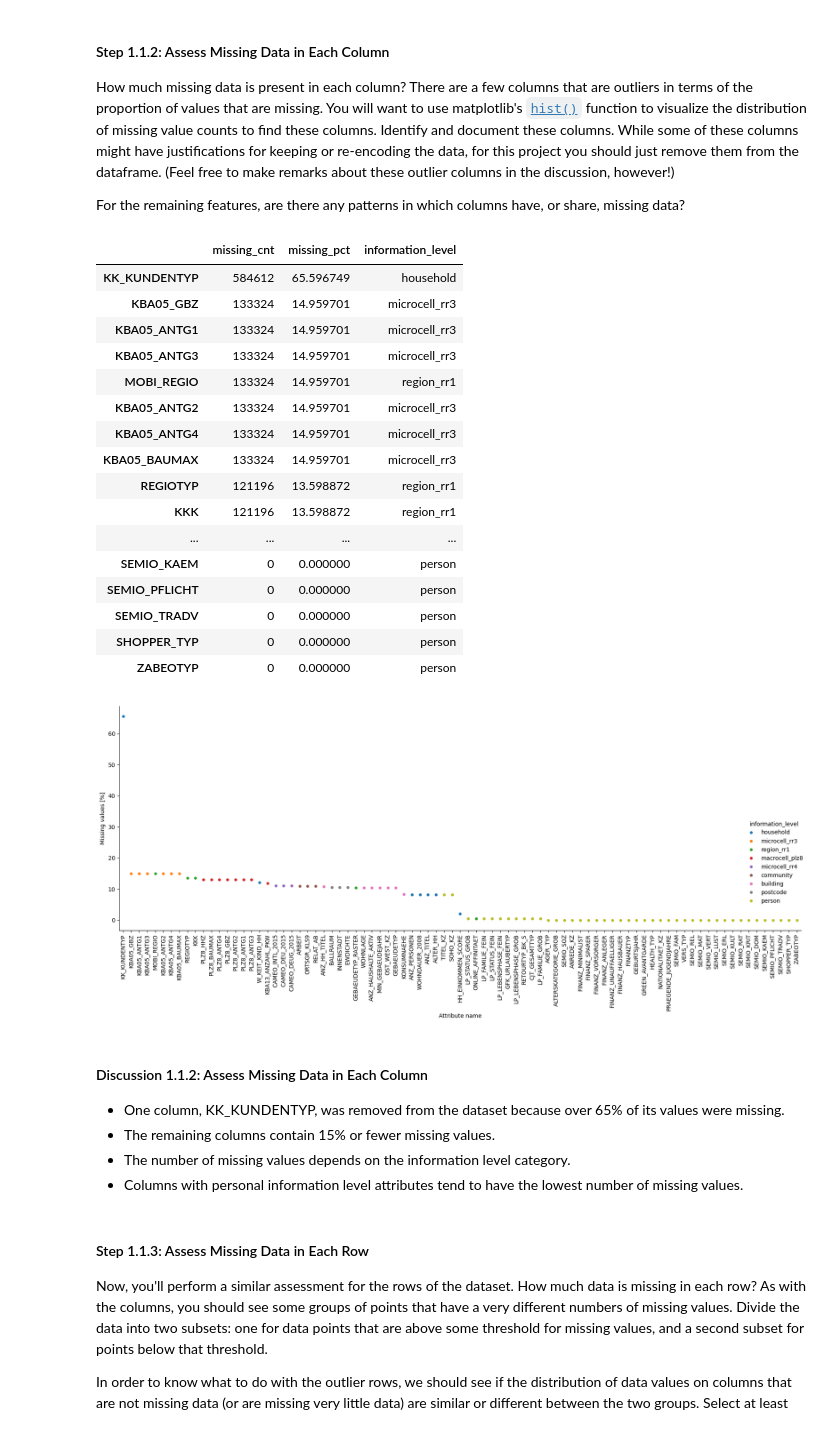
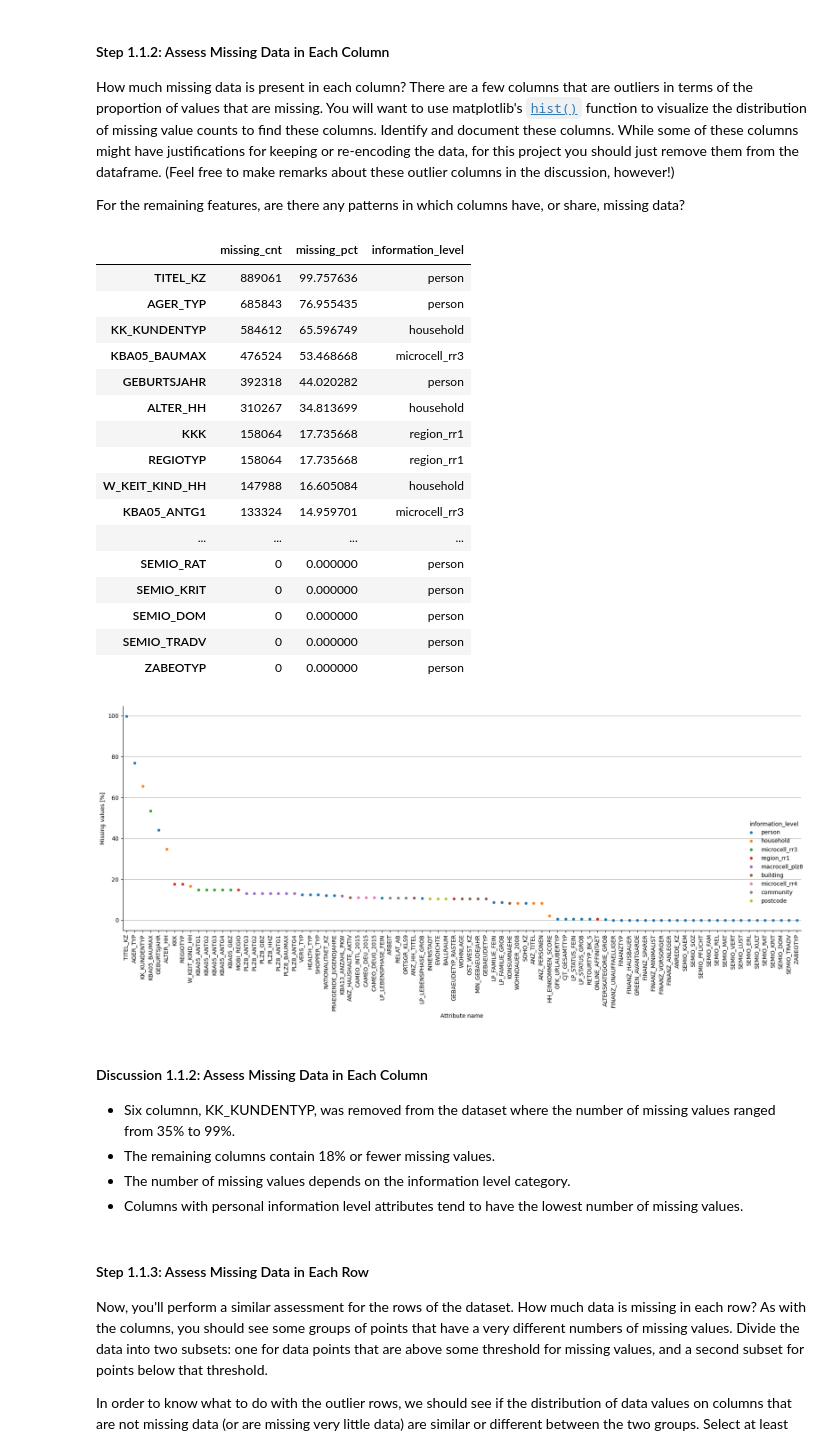
Before and after one commit to Diodak92/Intro-to-Machine-Learning-with-Pytorch, a Jupyter notebook: Identify_Customer_Segments/Identify_Customer_Segments.ipynb, the cells around one changed output. Saved outputs shown, nothing was run; the diff lists cells and outputs as text; code cells hidden in the pictures.

```diff
--- a/Identify_Customer_Segments/Identify_Customer_Segments.ipynb
+++ b/Identify_Customer_Segments/Identify_Customer_Segments.ipynb
@@ -42,9 +45,8 @@ Once the dataset is loaded, it's recommended that you take a little bit of time
 # %%
 # Load in the general demographics data.
 dem_general_df = pd.read_csv('Udacity_AZDIAS_Subset.csv', sep=';')
-ud_customers_df = pd.read_csv('Udacity_CUSTOMERS_Subset.csv', sep=';')
 # Load in the feature summary file.
-dem_features_df = pd.read_csv('AZDIAS_Feature_Summary.csv', sep=';', index_col='attribute')
+features_df = pd.read_csv('AZDIAS_Feature_Summary.csv', sep=';', index_col='attribute')
 # %%
 # Check the structure of the data after it's loaded (e.g. print the number of
 # rows and columns, print the first few rows).
@@ -154,0 +97,37 @@ Column name: RELAT_AB, mapping: ['-1', '9'] -> NaN
+# %%
+def map_missing_values_to_nan(dem_general_df: pd.DataFrame,
+                              features_df: pd.DataFrame) -> pd.DataFrame:
+    """
+    Replace coded missing/unknown values with NaN using metadata.
+    """
+    df = dem_general_df.copy()
+
+    for col, raw in features_df["missing_or_unknown"].items():
+        if col not in df.columns:
+            continue
+        if pd.isna(raw) or raw in ("", "[]"):
+            continue
+
+         # "[-1, 0, 9]" -> ["-1", "0", "9"]
+        missin_codes = str(raw).strip("[]").split(",")
+        # Convert coded to numbers if possible
+        codes = []
+        for code in missin_codes:
+            code = code.strip()
+            if not code:
+                continue
+            try:
+                codes.append(int(code))
+            except ValueError:
+                try:
+                    codes.append(float(code))
+                except ValueError:
+                    codes.append(code)
+
+        df[col] = df[col].replace(codes, np.nan)
+
+    return df
+
+
+dem_general_df = map_missing_values_to_nan(dem_general_df, features_df)
+dem_general_df.head()
@@ -161,29 +147,29 @@ For the remaining features, are there any patterns in which columns have, or sha
 # %%
 # Perform an assessment of how much missing data there is in each column of the
 # dataset.
 missing_col_vals_df = pd.DataFrame(dem_general_df.isna().sum())
 missing_col_vals_df.rename(columns = {0 : 'missing_cnt'}, inplace=True)
 missing_col_vals_df['missing_pct'] = (missing_col_vals_df['missing_cnt']/len(dem_general_df))*100
 missing_col_vals_df.sort_values(by=['missing_pct'], ascending = False, inplace=True)
-missing_col_vals_df = missing_col_vals_df.join(dem_features_df[['information_level']])
+missing_col_vals_df = missing_col_vals_df.join(features_df[['information_level']])
 missing_col_vals_df
 # %% [output]
 |  | missing_cnt | missing_pct | information_level |
+| TITEL_KZ | 889061 | 99.757636 | person |
+| AGER_TYP | 685843 | 76.955435 | person |
 | KK_KUNDENTYP | 584612 | 65.596749 | household |
-| KBA05_GBZ | 133324 | 14.959701 | microcell_rr3 |
+| KBA05_BAUMAX | 476524 | 53.468668 | microcell_rr3 |
+| GEBURTSJAHR | 392318 | 44.020282 | person |
+| ALTER_HH | 310267 | 34.813699 | household |
+| KKK | 158064 | 17.735668 | region_rr1 |
+| REGIOTYP | 158064 | 17.735668 | region_rr1 |
+| W_KEIT_KIND_HH | 147988 | 16.605084 | household |
 | KBA05_ANTG1 | 133324 | 14.959701 | microcell_rr3 |
-| KBA05_ANTG3 | 133324 | 14.959701 | microcell_rr3 |
-| MOBI_REGIO | 133324 | 14.959701 | region_rr1 |
-| KBA05_ANTG2 | 133324 | 14.959701 | microcell_rr3 |
-| KBA05_ANTG4 | 133324 | 14.959701 | microcell_rr3 |
-| KBA05_BAUMAX | 133324 | 14.959701 | microcell_rr3 |
-| REGIOTYP | 121196 | 13.598872 | region_rr1 |
-| KKK | 121196 | 13.598872 | region_rr1 |
 | ... | ... | ... | ... |
-| SEMIO_KAEM | 0 | 0.000000 | person |
-| SEMIO_PFLICHT | 0 | 0.000000 | person |
+| SEMIO_RAT | 0 | 0.000000 | person |
+| SEMIO_KRIT | 0 | 0.000000 | person |
+| SEMIO_DOM | 0 | 0.000000 | person |
 | SEMIO_TRADV | 0 | 0.000000 | person |
-| SHOPPER_TYP | 0 | 0.000000 | person |
 | ZABEOTYP | 0 | 0.000000 | person |
 # %%
 # Investigate patterns in the amount of missing data in each column.
@@ -195,9 +181,10 @@ g = sns.catplot(data=missing_col_vals_df, x=missing_col_vals_df.index,
 g.set_xticklabels(rotation=90)
 g.set_axis_labels("Attribute name", "Missing values [%]")
 g.figure.tight_layout()
+plt.grid(True, axis='y')
 plt.show()
 # %% [output]
-[figure, old version]
+[figure, new version]
 # %%
 # Remove the outlier columns from the dataset. (You'll perform other data
 # engineering tasks such as re-encoding and imputation later.)
@@ -205,8 +193,8 @@ dem_general_df.drop(columns=['KK_KUNDENTYP'], inplace=True)
 # %% [markdown]
 #### Discussion 1.1.2: Assess Missing Data in Each Column
 
-- One column, KK_KUNDENTYP, was removed from the dataset because over 65% of its values were missing.
-- The remaining columns contain 15% or fewer missing values.
+- Six columnn, KK_KUNDENTYP, was removed from the dataset where the number of missing values ranged from 35% to 99%.
+- The remaining columns contain 18% or fewer missing values.
 - The number of missing values depends on the information level category.
 - Columns with personal information level attributes tend to have the lowest number of missing values.
 # %% [markdown]
```
Also changed, not shown: parts of 54 cells of this notebook.
